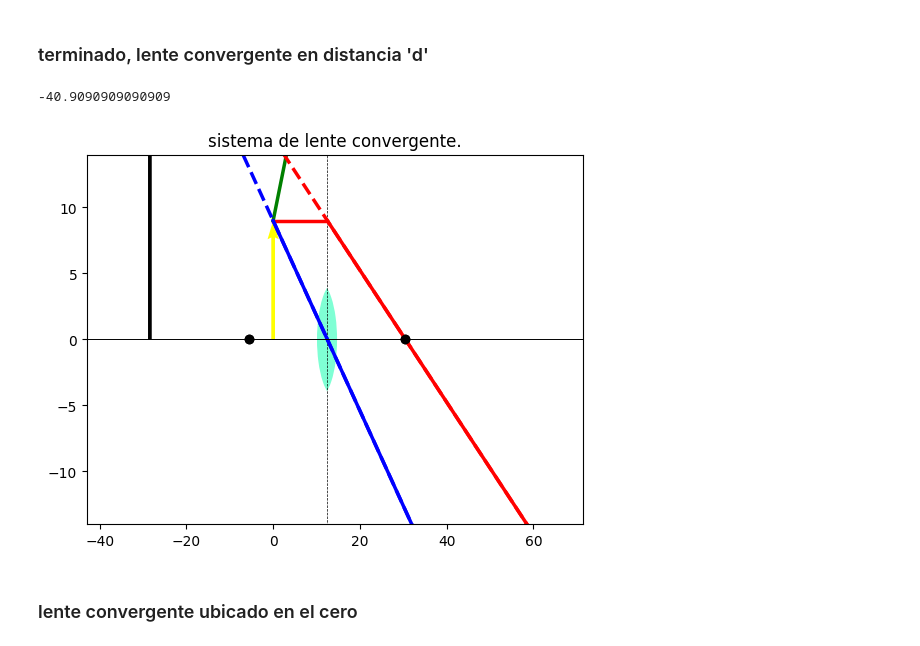
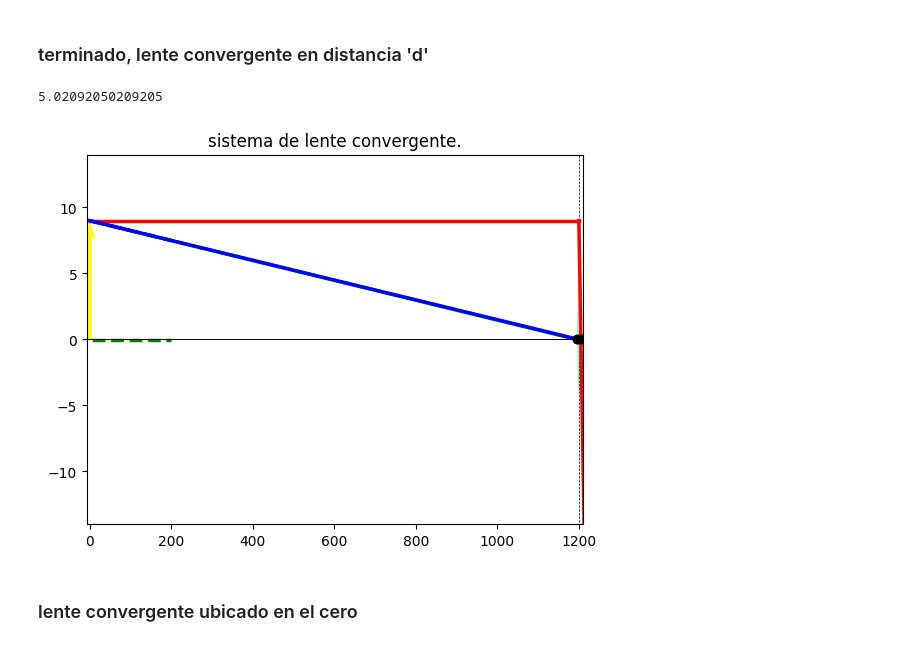
Before and after one commit to Juanpaz0411/Proyecto_final, a Jupyter notebook: estudio_adicional/manejo_mathplotlib.ipynb, the cells around one changed output. Drawn from its saved outputs; the diff is of its cells as text; code cells hidden in the pictures.

```diff
--- a/estudio_adicional/manejo_mathplotlib.ipynb
+++ b/estudio_adicional/manejo_mathplotlib.ipynb
@@ -1253,37 +1253,37 @@ def rayos_emergentes(f, d, h, imagen, list, m_centro):
 
     # Resolviendo para x
     try:
         x_intersect = (b2 - b1) / (m1 - m2)
         # Resolviendo para y
         y_intersect = m1 * x_intersect + b1
 
     except ZeroDivisionError:
         x_intersect = 0
         # Resolviendo para y
         y_intersect = 0
 
     #vector altura de la imagen
     plt.quiver(x_intersect, 0, 0, y_intersect, angles='xy', scale_units='xy', scale=1)
 
     #punto focal
     plt.plot(d-f, 0, marker = 'o', color = 'k')
     plt.plot(d+f, 0, marker = 'o', color = 'k')
     plt.show()
 
-f = 18#int(input('ingrese el foco de el lente\n')) #distancia focal
-d = 12.5#int(input('a que distancia esta el lente del objeto?\n')) #a que distancia esta el lente?
+f = 5#int(input('ingrese el foco de el lente\n')) #distancia focal
+d = 1200#int(input('a que distancia esta el lente del objeto?\n')) #a que distancia esta el lente?
 h = 9#int(input('a que altura respecto al eje axial esta ubicado el objeto?\n')) #altura de el lente
 
 try:
     imagen = 1/((1/f)-(1/d))
     print(imagen)
 except ZeroDivisionError:
     imagen = -f
 
 grafica_lente_convergente(f, d, h, imagen)
 # %% [output]
--40.9090909090909
+5.02092050209205
-[figure, old version]
+[figure, new version]
 # %% [markdown]
 ### lente convergente ubicado en el cero
 # %%
```
Also changed, not shown: parts of 3 cells of this notebook, 1 other file.
